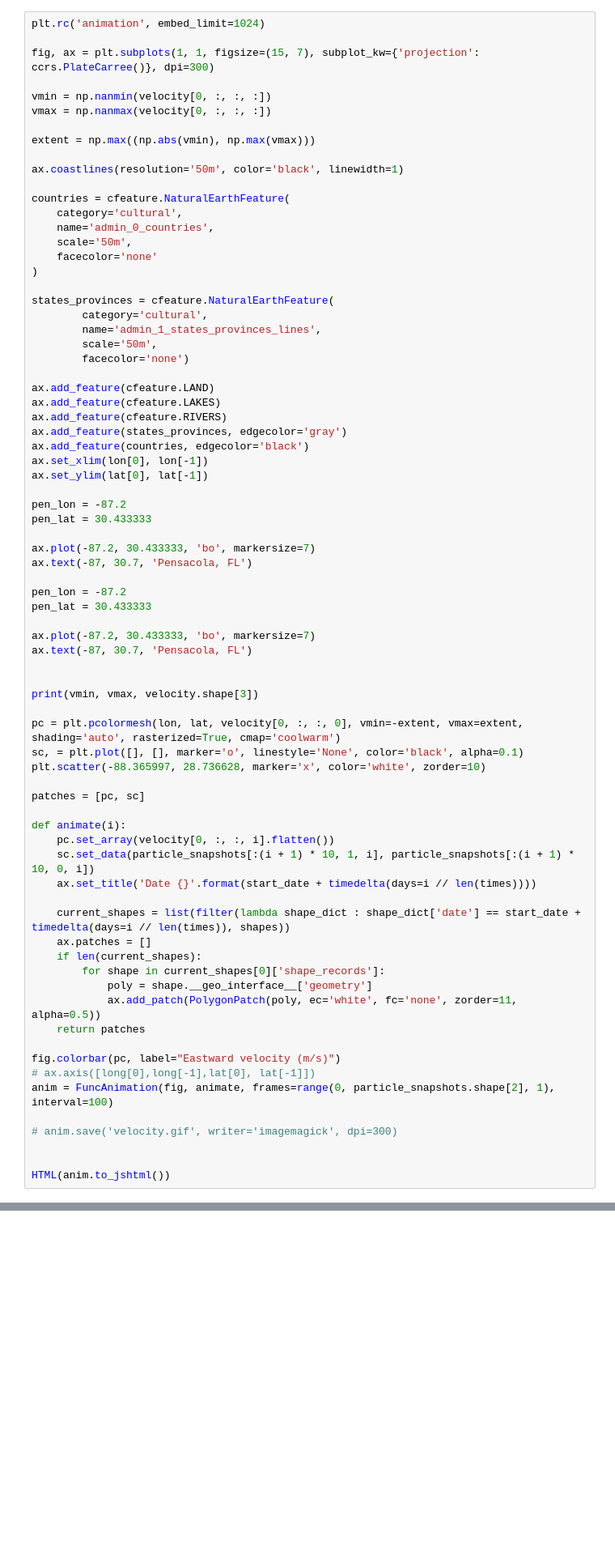
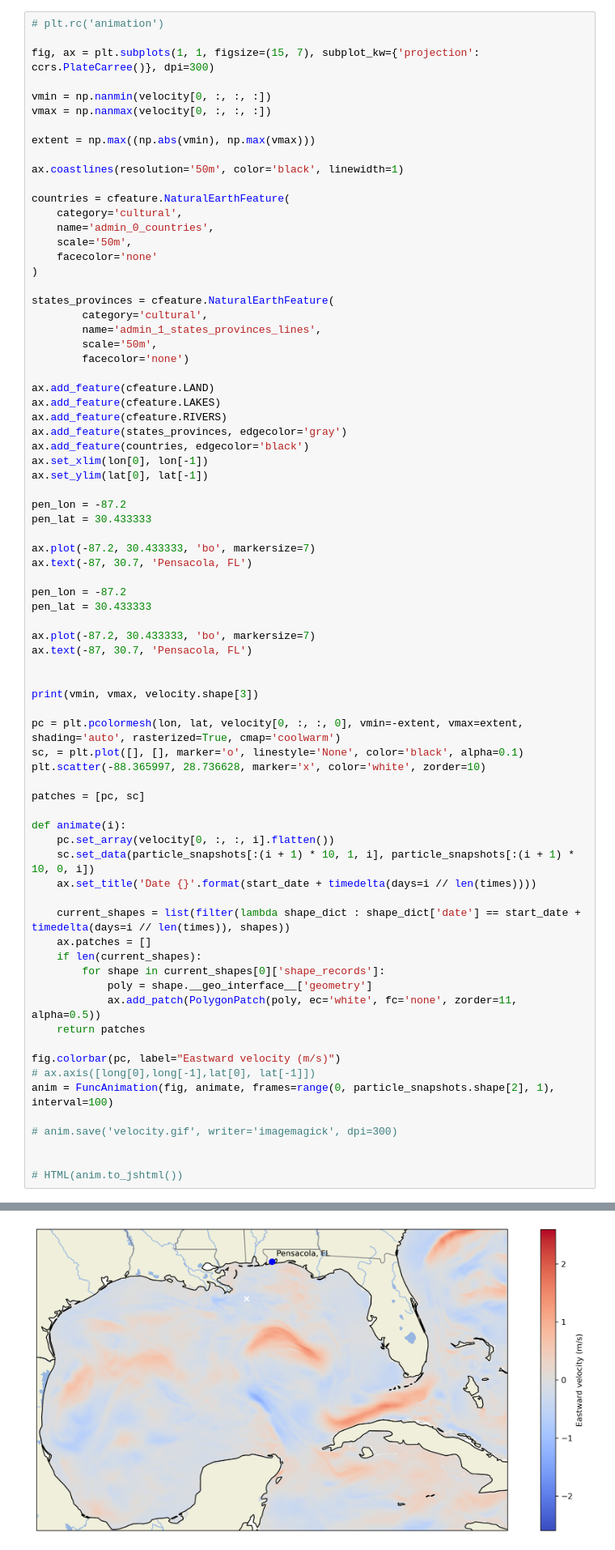
Before and after one commit to UT-CHG/PYOPATRA, a Jupyter notebook: examples/HYCOM_deepwater_horizon/HYCOM_fwd_pictures.ipynb, the cells around one changed output, grey strips where cells are left out. Shown at 81% size. Cells and saved outputs as stored; diff of their text form; blank space fills up the shorter version.

```diff
--- a/examples/HYCOM_deepwater_horizon/HYCOM_fwd_pictures.ipynb
+++ b/examples/HYCOM_deepwater_horizon/HYCOM_fwd_pictures.ipynb
@@ -139,5 +154,5 @@ fig.savefig('spill.png', dpi=300)
 # %%
-plt.rc('animation', embed_limit=1024)
+# plt.rc('animation')
 
 fig, ax = plt.subplots(1, 1, figsize=(15, 7), subplot_kw={'projection': ccrs.PlateCarree()}, dpi=300)
 
@@ -210,5 +225,5 @@ anim = FuncAnimation(fig, animate, frames=range(0, particle_snapshots.shape[2],
 # anim.save('velocity.gif', writer='imagemagick', dpi=300)
 
 
-HTML(anim.to_jshtml())
+# HTML(anim.to_jshtml())
 # %% [output]
@@ -216,3 +231,4 @@ HTML(anim.to_jshtml())
+[figure, added]
 # %%
 with open('html_output.html', 'w') as fp:
     fp.write(anim.to_jshtml())
```
Also changed, not shown: parts of 12 cells of this notebook, 17 other files.
